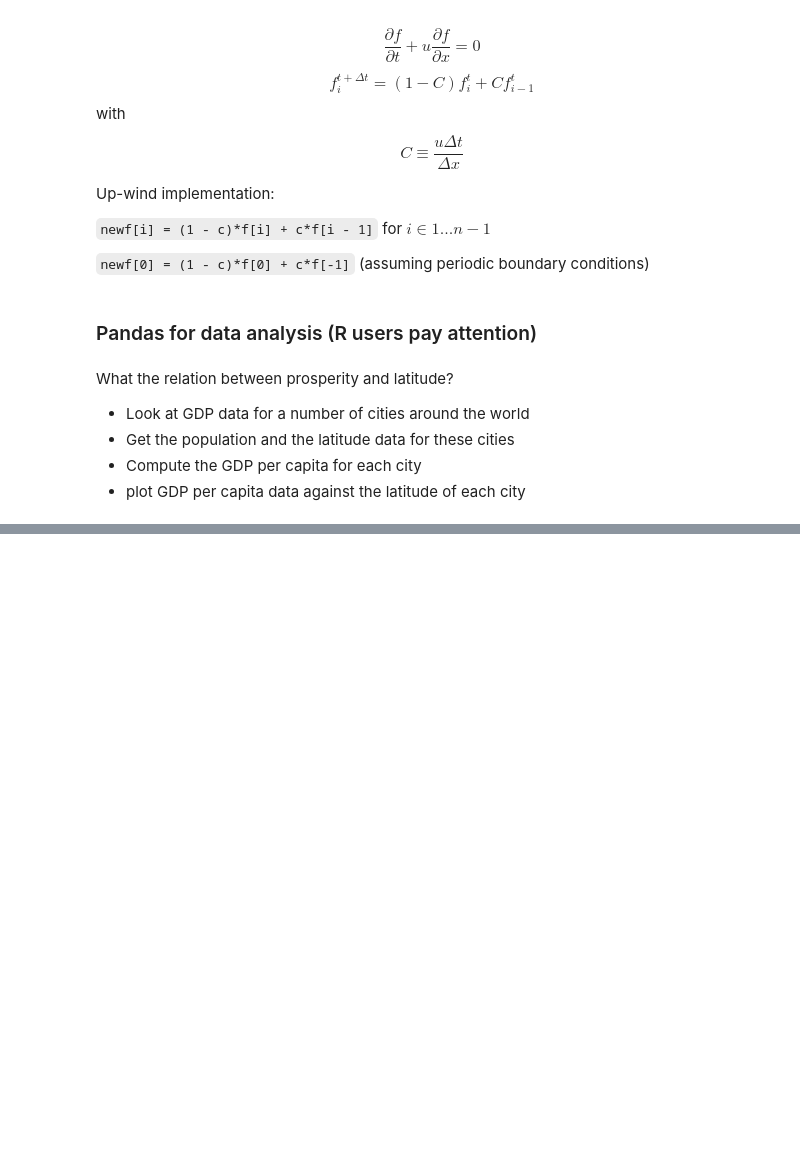
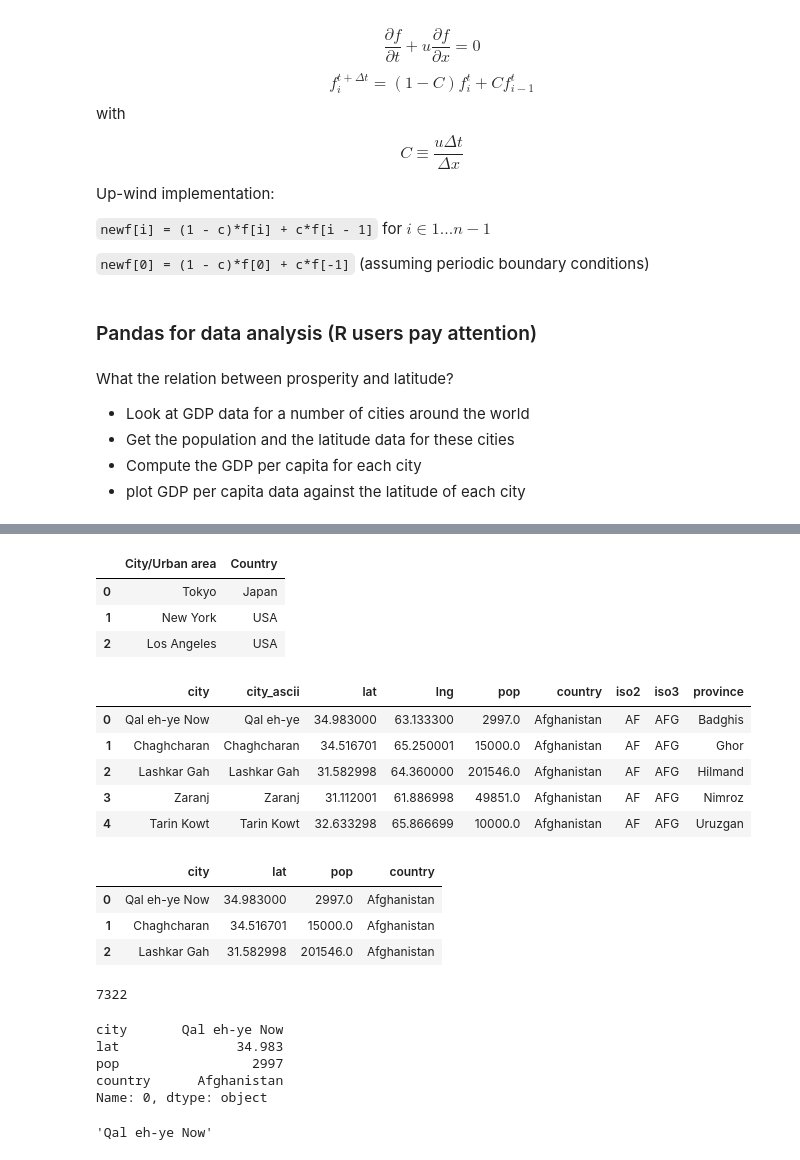
Before and after one commit to SMR3/swc-nov2016, a Jupyter notebook: pythonTutorial.ipynb, the cells around one changed output, grey strips where cells are left out. Drawn from its saved outputs; the diff is of its cells as text; code cells hidden in the pictures; blank space fills up the shorter version.

```diff
--- a/pythonTutorial.ipynb
+++ b/pythonTutorial.ipynb
@@ -102,5 +160,20 @@ gdp = pandas.read_csv('http://bit.ly/citiesGDP')
 # renaming columns
 # %%
 # select the cities for which the GDP > $1000bn
+mask = gdp.loc[:, 'GDP in US$bn 2005'] > 500
+gdp.loc[mask, ['City/Urban area', "Country"]].head()
+# %% [output]
+|  | City/Urban area | Country |
+| 0 | Tokyo | Japan |
+| 1 | New York | USA |
+| 2 | Los Angeles | USA |
 # %%
 geo = pandas.read_csv('http://bit.ly/world_cities')
+geo.head()
+# %% [output]
+|  | city | city_ascii | lat | lng | pop | country | iso2 | iso3 | province |
+| 0 | Qal eh-ye Now | Qal eh-ye | 34.983000 | 63.133300 | 2997.0 | Afghanistan | AF | AFG | Badghis |
+| 1 | Chaghcharan | Chaghcharan | 34.516701 | 65.250001 | 15000.0 | Afghanistan | AF | AFG | Ghor |
+| 2 | Lashkar Gah | Lashkar Gah | 31.582998 | 64.360000 | 201546.0 | Afghanistan | AF | AFG | Hilmand |
+| 3 | Zaranj | Zaranj | 31.112001 | 61.886998 | 49851.0 | Afghanistan | AF | AFG | Nimroz |
+| 4 | Tarin Kowt | Tarin Kowt | 32.633298 | 65.866699 | 10000.0 | Afghanistan | AF | AFG | Uruzgan |
@@ -109,2 +180,30 @@ geo = pandas.read_csv('http://bit.ly/world_cities')
+# %%
+# remove some columns
+geo.drop(['city_ascii', 'lng', 'iso2', 'iso3', 'province'], axis=1, inplace=True)
+geo.head(3)
+# %% [output]
+|  | city | lat | pop | country |
+| 0 | Qal eh-ye Now | 34.983000 | 2997.0 | Afghanistan |
+| 1 | Chaghcharan | 34.516701 | 15000.0 | Afghanistan |
+| 2 | Lashkar Gah | 31.582998 | 201546.0 | Afghanistan |
+# %%
+# get the number of rows
+geo.shape[0]
+# %% [output]
+7322
+# %%
+# show the first row
+geo.loc[0, :]
+# %% [output]
+city       Qal eh-ye Now
+lat               34.983
+pop                 2997
+country      Afghanistan
+Name: 0, dtype: object
+# %%
+# display the city of the first row
+geo.loc[0, 'city']
+# %% [output]
+'Qal eh-ye Now'
 # %%
 # list the cities in New Zealand with more than 100000 inhabitants
```
Also changed, not shown: parts of 23 cells of this notebook.
